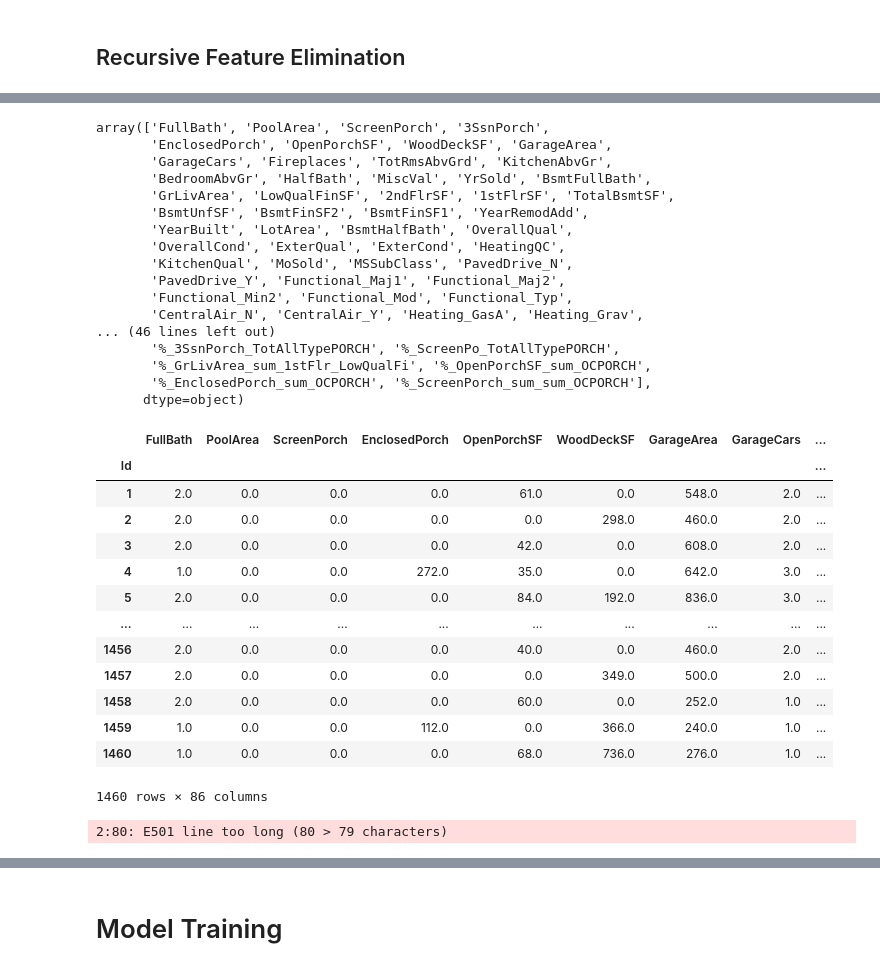
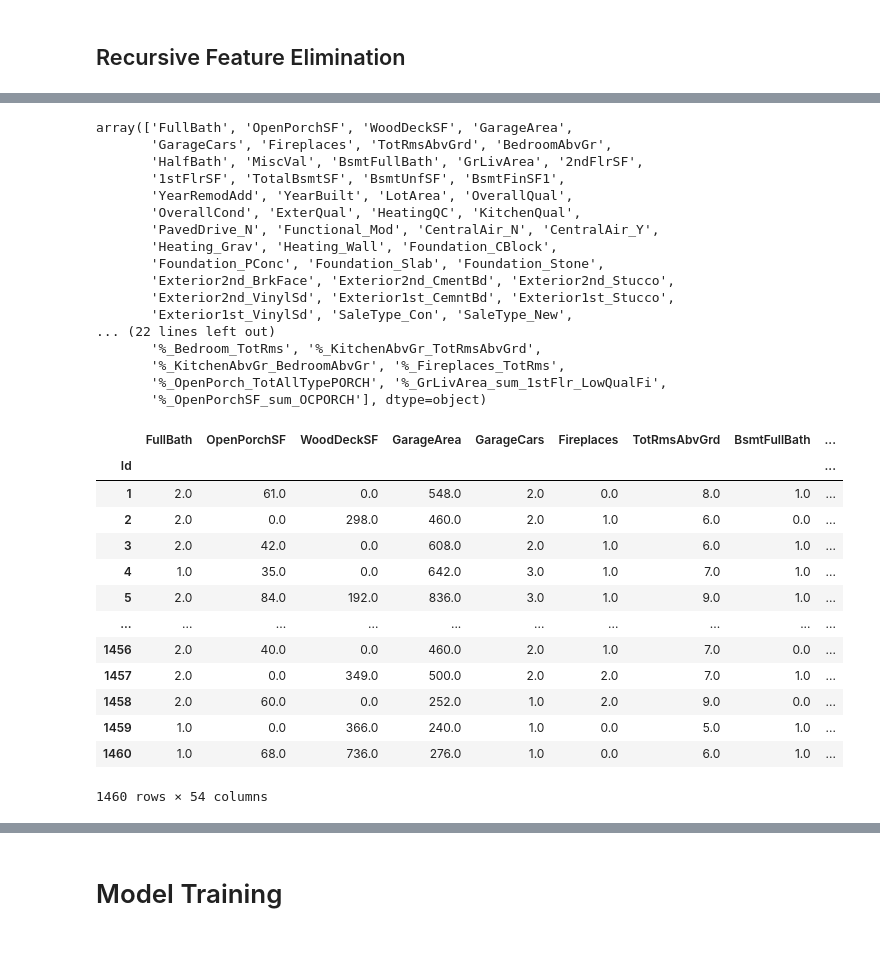
Before and after one commit to aliardouz0/IML-P08, a Jupyter notebook: kaggle_competition_sale_price_regression.ipynb, the cells around one changed output, grey strips where cells are left out. Cells and saved outputs as stored; diff of their text form; code cells hidden in the pictures.

```diff
--- a/kaggle_competition_sale_price_regression.ipynb
+++ b/kaggle_competition_sale_price_regression.ipynb
@@ -784,7 +786,7 @@ X_new_df
 # %%
 from sklearn.feature_selection import SelectPercentile, chi2
 # %%
-sel2 = SelectPercentile(percentile=80)
+sel2 = SelectPercentile(percentile=50)
 X_new2 = sel2.fit_transform(X_new, y.values.ravel())
 X_new2.shape
 # %% [output]
@@ -848,7 +856,7 @@ X_new2_df
 # %%
 from sklearn.feature_selection import RFE
 # %%
-rdm = RandomForestRegressor(n_estimators=1000, max_features = 'sqrt')
+rdm = GradientBoostingRegressor(n_estimators=1000)
 rfe = RFE(estimator = rdm)
 rfe.fit(X_new2, y)
 # %% [output]
@@ -881,45 +887,45 @@ support = rfe.get_support(indices=True)
 feature_names3 = np.array(X_new2_df.columns)
 feature_names3
 # %% [output]
-array(['FullBath', 'PoolArea', 'ScreenPorch', '3SsnPorch',
-       'EnclosedPorch', 'OpenPorchSF', 'WoodDeckSF', 'GarageArea',
-       'GarageCars', 'Fireplaces', 'TotRmsAbvGrd', 'KitchenAbvGr',
-       'BedroomAbvGr', 'HalfBath', 'MiscVal', 'YrSold', 'BsmtFullBath',
-       'GrLivArea', 'LowQualFinSF', '2ndFlrSF', '1stFlrSF', 'TotalBsmtSF',
-       'BsmtUnfSF', 'BsmtFinSF2', 'BsmtFinSF1', 'YearRemodAdd',
-       'YearBuilt', 'LotArea', 'BsmtHalfBath', 'OverallQual',
-       'OverallCond', 'ExterQual', 'ExterCond', 'HeatingQC',
-       'KitchenQual', 'MoSold', 'MSSubClass', 'PavedDrive_N',
-       'PavedDrive_Y', 'Functional_Maj1', 'Functional_Maj2',
-       'Functional_Min2', 'Functional_Mod', 'Functional_Typ',
-       'CentralAir_N', 'CentralAir_Y', 'Heating_GasA', 'Heating_Grav',
-... (46 lines left out)
-       '%_3SsnPorch_TotAllTypePORCH', '%_ScreenPo_TotAllTypePORCH',
-       '%_GrLivArea_sum_1stFlr_LowQualFi', '%_OpenPorchSF_sum_OCPORCH',
-       '%_EnclosedPorch_sum_OCPORCH', '%_ScreenPorch_sum_sum_OCPORCH'],
-      dtype=object)
+array(['FullBath', 'OpenPorchSF', 'WoodDeckSF', 'GarageArea',
+       'GarageCars', 'Fireplaces', 'TotRmsAbvGrd', 'BedroomAbvGr',
+       'HalfBath', 'MiscVal', 'BsmtFullBath', 'GrLivArea', '2ndFlrSF',
+       '1stFlrSF', 'TotalBsmtSF', 'BsmtUnfSF', 'BsmtFinSF1',
+       'YearRemodAdd', 'YearBuilt', 'LotArea', 'OverallQual',
+       'OverallCond', 'ExterQual', 'HeatingQC', 'KitchenQual',
+       'PavedDrive_N', 'Functional_Mod', 'CentralAir_N', 'CentralAir_Y',
+       'Heating_Grav', 'Heating_Wall', 'Foundation_CBlock',
+       'Foundation_PConc', 'Foundation_Slab', 'Foundation_Stone',
+       'Exterior2nd_BrkFace', 'Exterior2nd_CmentBd', 'Exterior2nd_Stucco',
+       'Exterior2nd_VinylSd', 'Exterior1st_CemntBd', 'Exterior1st_Stucco',
+       'Exterior1st_VinylSd', 'SaleType_Con', 'SaleType_New',
+... (22 lines left out)
+       '%_Bedroom_TotRms', '%_KitchenAbvGr_TotRmsAbvGrd',
+       '%_KitchenAbvGr_BedroomAbvGr', '%_Fireplaces_TotRms',
+       '%_OpenPorch_TotAllTypePORCH', '%_GrLivArea_sum_1stFlr_LowQualFi',
+       '%_OpenPorchSF_sum_OCPORCH'], dtype=object)
 # %%
 selected_features3 = feature_names3[support]
 # %%
 X_new_final_df = pd.DataFrame(X_new_final,
-                              columns=selected_features3, index=X_new2_df.index)
+                              columns=selected_features3,
+                              index=X_new2_df.index)
 X_new_final_df
 # %% [output]
-|  | FullBath | PoolArea | ScreenPorch | EnclosedPorch | OpenPorchSF | WoodDeckSF | GarageArea | GarageCars | ... |
+|  | FullBath | OpenPorchSF | WoodDeckSF | GarageArea | GarageCars | Fireplaces | TotRmsAbvGrd | BsmtFullBath | ... |
 | Id |  |  |  |  |  |  |  |  | ... |
-| 1 | 2.0 | 0.0 | 0.0 | 0.0 | 61.0 | 0.0 | 548.0 | 2.0 | ... |
-| 2 | 2.0 | 0.0 | 0.0 | 0.0 | 0.0 | 298.0 | 460.0 | 2.0 | ... |
-| 3 | 2.0 | 0.0 | 0.0 | 0.0 | 42.0 | 0.0 | 608.0 | 2.0 | ... |
-| 4 | 1.0 | 0.0 | 0.0 | 272.0 | 35.0 | 0.0 | 642.0 | 3.0 | ... |
-| 5 | 2.0 | 0.0 | 0.0 | 0.0 | 84.0 | 192.0 | 836.0 | 3.0 | ... |
+| 1 | 2.0 | 61.0 | 0.0 | 548.0 | 2.0 | 0.0 | 8.0 | 1.0 | ... |
+| 2 | 2.0 | 0.0 | 298.0 | 460.0 | 2.0 | 1.0 | 6.0 | 0.0 | ... |
+| 3 | 2.0 | 42.0 | 0.0 | 608.0 | 2.0 | 1.0 | 6.0 | 1.0 | ... |
+| 4 | 1.0 | 35.0 | 0.0 | 642.0 | 3.0 | 1.0 | 7.0 | 1.0 | ... |
+| 5 | 2.0 | 84.0 | 192.0 | 836.0 | 3.0 | 1.0 | 9.0 | 1.0 | ... |
 | ... | ... | ... | ... | ... | ... | ... | ... | ... | ... |
-| 1456 | 2.0 | 0.0 | 0.0 | 0.0 | 40.0 | 0.0 | 460.0 | 2.0 | ... |
-| 1457 | 2.0 | 0.0 | 0.0 | 0.0 | 0.0 | 349.0 | 500.0 | 2.0 | ... |
-| 1458 | 2.0 | 0.0 | 0.0 | 0.0 | 60.0 | 0.0 | 252.0 | 1.0 | ... |
-| 1459 | 1.0 | 0.0 | 0.0 | 112.0 | 0.0 | 366.0 | 240.0 | 1.0 | ... |
-| 1460 | 1.0 | 0.0 | 0.0 | 0.0 | 68.0 | 736.0 | 276.0 | 1.0 | ... |
+| 1456 | 2.0 | 40.0 | 0.0 | 460.0 | 2.0 | 1.0 | 7.0 | 0.0 | ... |
+| 1457 | 2.0 | 0.0 | 349.0 | 500.0 | 2.0 | 2.0 | 7.0 | 1.0 | ... |
+| 1458 | 2.0 | 60.0 | 0.0 | 252.0 | 1.0 | 2.0 | 9.0 | 0.0 | ... |
+| 1459 | 1.0 | 0.0 | 366.0 | 240.0 | 1.0 | 0.0 | 5.0 | 1.0 | ... |
+| 1460 | 1.0 | 68.0 | 736.0 | 276.0 | 1.0 | 0.0 | 6.0 | 1.0 | ... |
-1460 rows × 86 columns
+1460 rows × 54 columns
-2:80: E501 line too long (80 > 79 characters)
 # %%
 X_new_final_df.columns.values
 # %% [output]
```
Also changed, not shown: parts of 90 cells of this notebook.
